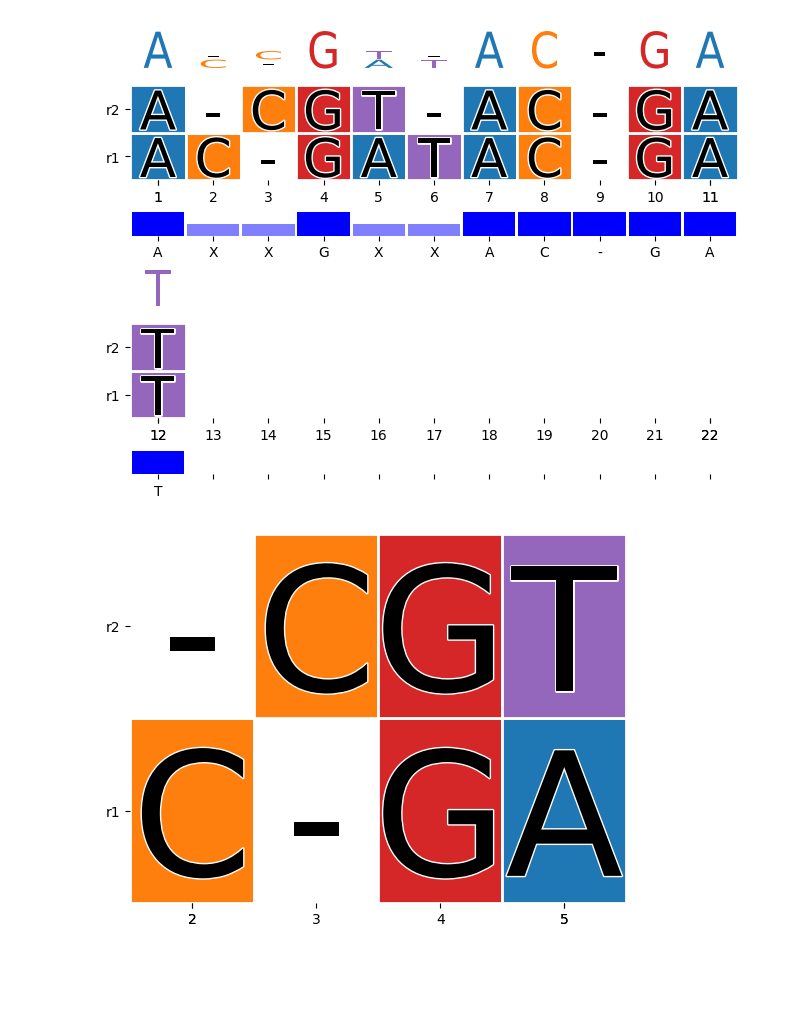
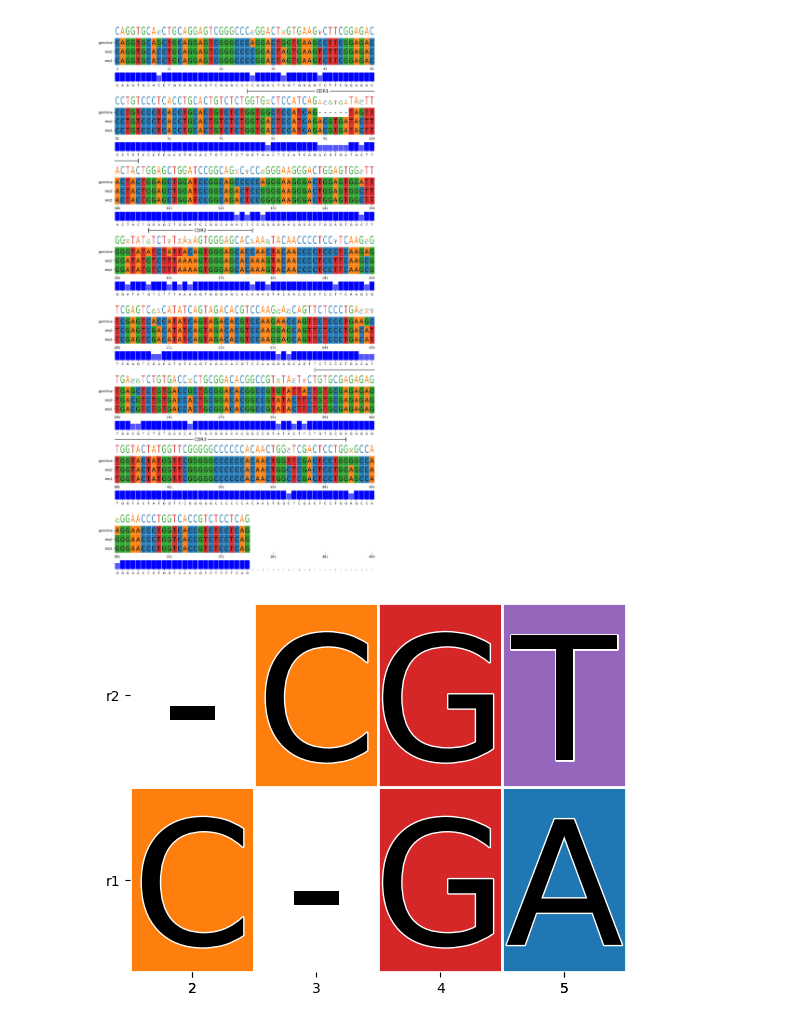
Before and after one commit to mourisl/MSAplot, a Jupyter notebook: example.ipynb, the cells around one changed output. Saved outputs shown, nothing was run; the diff lists cells and outputs as text; code cells hidden in the pictures; blank space fills up the shorter version.

```diff
--- a/example.ipynb
+++ b/example.ipynb
@@ -10,12 +11,15 @@ The autoreload extension is already loaded. To reload it, use:
 # %%
-msaplot.DrawComplexMSA(msa=["AC-GATAC-GAT", "A-CGT-AC-GAT"], wrap=11, seq_names = ['r1', 'r2'],
-               panels=[msaplot.DrawSeqLogo, msaplot.DrawMSA, msaplot.DrawConsensusHisto],
-               panel_params = [{}, {}, {}],
-               panel_height_ratios=[0.4, 1, 0.25])
+msaplot.DrawComplexMSA(msa=[seq1,seq2, germline], wrap=50,
+               seq_names = ['seq1', 'seq2', 'germline'],
+               panels=[msaplot.DrawAnnotation, msaplot.DrawSeqLogo, msaplot.DrawMSA, msaplot.DrawConsensusHisto],
+               panel_params = [{"annotations":[["CDR1",75,104], ["CDR2",156,176],
+                                               ["CDR3",288,344]]},
+                               {}, {}, {}], figsize=[12,24])
+               #panel_height_ratios=[0.4, 1, 0.25])
 #plt.tight_layout()
 plt.show()
 # %% [output]
-[figure, old version]
+[figure, new version]
 # %%
 #ax = plt.gca()
 #ax.set(xlim=[-20,20], ylim=[-20, 20])
```
Also changed, not shown: parts of 3 cells of this notebook, 1 other file.
